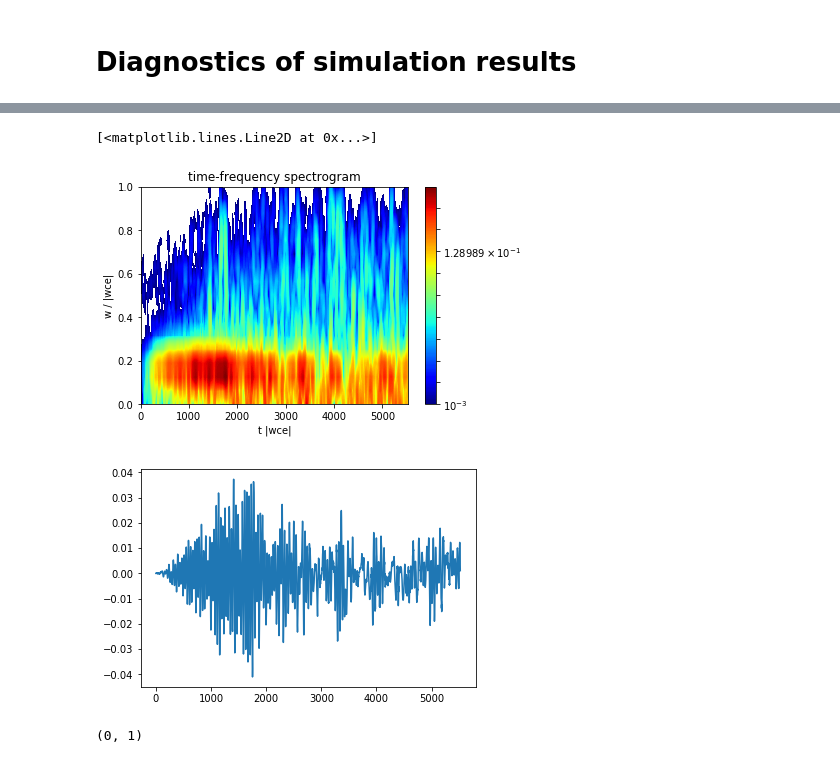
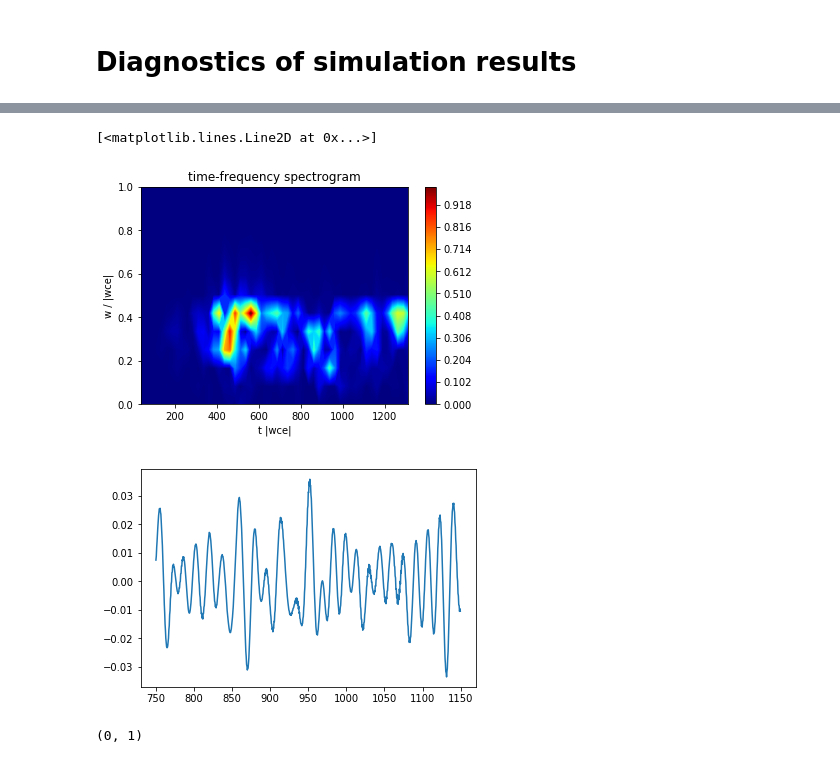
Before and after one commit to ratnania/mhd, a Jupyter notebook: 02_HybridModelling/03_Diagnostics_DF.ipynb, the cells around one changed output, grey strips where cells are left out. Cells and saved outputs as stored; diff of their text form; code cells hidden in the pictures.

```diff
--- a/02_HybridModelling/03_Diagnostics_DF.ipynb
+++ b/02_HybridModelling/03_Diagnostics_DF.ipynb
@@ -9,7 +9,7 @@ import Utilitis_HybridCode as utils
 
 
 # ... import simulation data
-data = np.loadtxt('Results/01_NoDipoleField/simulation_data_T=200_L=2pi.txt')
+data = np.loadtxt('Results/02_DipoleField/test.txt')
 # ...
 # %%
 # ... get simulation parameters
@@ -48,8 +48,6 @@ bcs_d = pa[28]
 bcs_g = pa[29]
 saving_step = pa[30]
 # ...
-# %%
-saving_step = 5
 # %%
 # ... additional parameters
 if bcs_f == 1:
@@ -199,8 +182,10 @@ plt.title('time-frequency spectrogram')
 # %%
+dz = Lz/Nz
+zj = np.linspace(0, Lz, Nz + 1)
 Bx = np.zeros(Nt_data + 1)
 
 for i in range(0, Nt_data + 1):
-    if i%500 == 0:
+    if i%100 == 0:
         print(i)
     Bx[i] = utils.evaluation(bjx[i], basis, zj, np.array([Lz/2 - 25]), bcs_f)
 # %% [output]
@@ -229,31 +228,31 @@ array([   0.,  100.,  200.,  300.,  400.,  500.,  600.,  700.,  800.,
 # %%
 # ... compute time-frequency spectrum
-f, t, Sxx = np.abs(signal.stft(Bx, 1/dt_data, nperseg = 100, noverlap = 80, nfft = None))
+f, t, Sxx = signal.spectrogram(Bx, 1/dt_data, nperseg = 150, noverlap = 100, nfft = None)
 om = 2*np.pi*f
 lvls = np.logspace(-3,0,200)
 Time, Omega = np.meshgrid(t, om)
 # .
 
 
-#plt.contourf(Time, Omega, Sxx/Sxx.max(), 500, cmap = 'jet')
-plt.contourf(Time,Omega,Sxx/Sxx.max(),norm = LogNorm(),levels = lvls, cmap = 'jet')
+plt.contourf(Time, Omega, Sxx/Sxx.max(), 500, cmap = 'jet')
+#plt.contourf(Time,Omega,Sxx/Sxx.max(),norm = LogNorm(),levels = lvls, cmap = 'jet')
 #plt.contourf(Time,Omega,Sxx/Sxx.max(),norm = LogNorm(), cmap = 'jet')
 
 #plt.plot(np.linspace(t[0],t[-1],100),np.ones(100)*omega_r*2,'k--')
 plt.xlabel('t |wce|')
 plt.ylabel('w / |wce|')
 plt.ylim((0,1))
 #plt.xlim((1500,2500))
 plt.colorbar()
 plt.title('time-frequency spectrogram')
 
 plt.figure()
-#plt.plot(tn[10000:18000],Bx[10000:18000])
-plt.plot(tn_data, Bx)
+plt.plot(tn_data[1500:2300],Bx[1500:2300])
+#plt.plot(tn_data, Bx)
 # %% [output]
 [<matplotlib.lines.Line2D at 0x...>]
-[figure, old version]
+[figure, new version]
-[figure, old version]
+[figure, new version]
 # %%
 Nstart = 10000
 Nend = 18000
```
Also changed, not shown: parts of 8 cells of this notebook, 4 other files.
